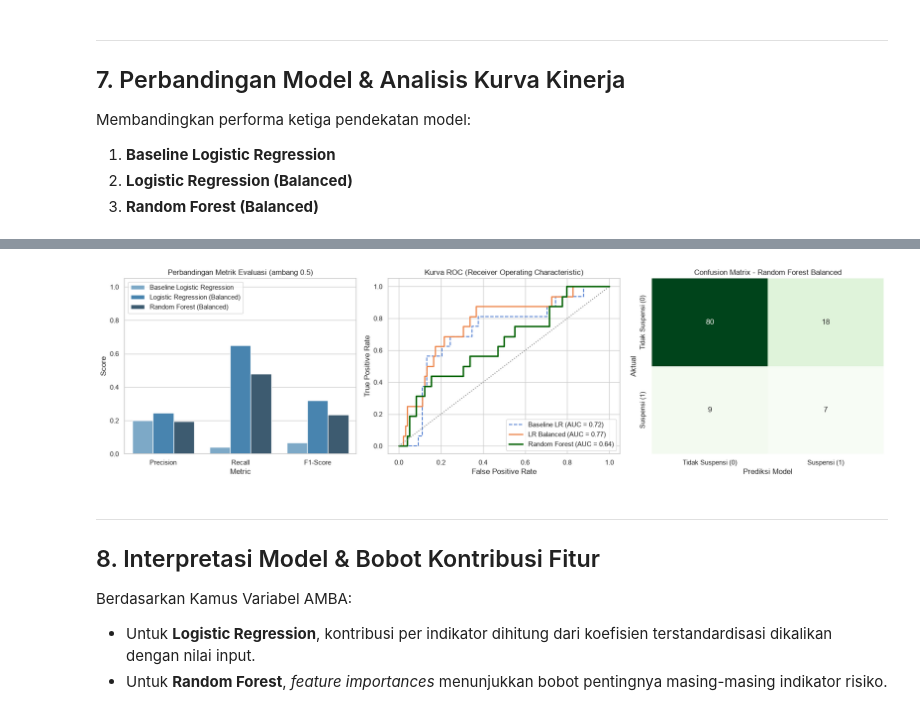
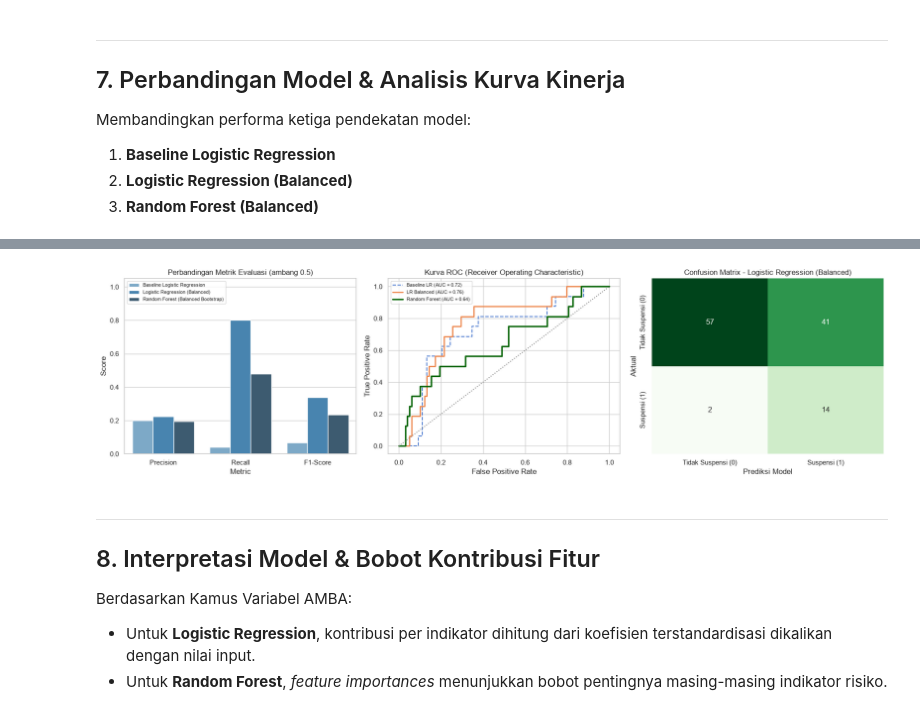
Before and after one commit to maniikambara/LIMINA-model-train, a Jupyter notebook: preprocessing/notebook/modeling_and_evaluation.ipynb, the cells around one changed output, grey strips where cells are left out. Cells and saved outputs as stored; diff of their text form; code cells hidden in the pictures.

```diff
--- a/preprocessing/notebook/modeling_and_evaluation.ipynb
+++ b/preprocessing/notebook/modeling_and_evaluation.ipynb
@@ -28,7 +28,13 @@ import pandas as pd
 import seaborn as sns
 
 from sklearn.linear_model import LogisticRegression
-from sklearn.ensemble import RandomForestClassifier
+from sklearn.ensemble import RandomForestClassifier  # dipakai fallback jika imbalanced-learn tak tersedia
+try:
+    from imblearn.ensemble import BalancedRandomForestClassifier
+    _HAS_IMBLEARN = True
+except ImportError:
+    BalancedRandomForestClassifier = RandomForestClassifier
+    _HAS_IMBLEARN = False
 from sklearn.model_selection import StratifiedKFold, StratifiedGroupKFold, GridSearchCV, RandomizedSearchCV, cross_validate, cross_val_predict
 from scipy.stats import randint, uniform
 from sklearn.preprocessing import StandardScaler
@@ -429,22 +472,25 @@ Membandingkan performa ketiga pendekatan model:
 2. **Logistic Regression (Balanced)**
 3. **Random Forest (Balanced)**
 # %%
-# 7.1 Tabel Perbandingan Metrik & Visualisasi Kurva ROC & Confusion Matrix
+# 7.1 Tabel Perbandingan Metrik, Pemilihan Model Otomatis, & Visualisasi
 #
 # CATATAN PENTING soal cara membaca tabel ini: Precision/Recall/F1 dihitung
 # dari label 0/1 pada ambang default 0.5 -- itu bukan cara AMBA sungguhan
 # dipakai (lihat Bagian 9: sistem ini mengeluarkan PERINGKAT/persentil, bukan
 # vonis 0/1 tunggal). Dengan cuma segelintir emiten positif dari 19 yang
 # dipantau, Precision/Recall pada ambang 0.5 gampang kelihatan jelek padahal
-# urutan risikonya sendiri (dipakai untuk "10 besar paling berisiko", dst.)
+# urutan risikonya sendiri (dipakai untuk "N besar paling berisiko", dst.)
 # bisa saja tetap berguna. Karena itu Average Precision dan Precision@Top20%
 # ditambahkan sebagai metrik kedua yang menilai KUALITAS PERINGKAT, bukan
 # vonis 0.5 -- keduanya dihitung dari probabilitas out-of-fold yang sama
 # (y_proba_*, hasil cross_val_predict Bagian 4-6, jadi tetap group-aware,
-# tidak ada kebocoran baru). GridSearchCV/RandomizedSearchCV di Bagian 5-6
-# memang sudah menyetel scoring="average_precision", bukan accuracy/F1 --
-# tabel Precision/Recall/F1 di bawah cuma efek samping pelaporan, bukan
-# tujuan optimisasi tuning-nya.
+# tidak ada kebocoran baru).
+#
+# PEMILIHAN MODEL OTOMATIS: model dengan Average Precision CV tertinggi
+# dipakai untuk skor produksi di Bagian 9 (bukan selalu Random Forest --
+# pada data kecil seperti ini, Logistic Regression yang diregularisasi kuat
+# sering menggeneralisasi lebih baik daripada Random Forest, dan itu sah,
+# bukan sesuatu yang perlu "diperbaiki" ke arah Random Forest).
 def precision_at_top_pct(y_true, y_score, pct=0.2):
     y_true = np.asarray(y_true)
     y_score = np.asarray(y_score)
@@ -454,19 +500,23 @@ def precision_at_top_pct(y_true, y_score, pct=0.2):
 
 
 if SUPERVISED_MODE:
+    model_names = ["Baseline Logistic Regression", "Logistic Regression (Balanced)", "Random Forest (Balanced Bootstrap)"]
+    proba_map = {
+        "Baseline Logistic Regression": y_proba_base,
+        "Logistic Regression (Balanced)": y_proba_lr_bal,
+        "Random Forest (Balanced Bootstrap)": y_proba_rf,
+    }
+    pred_map = {
+        "Baseline Logistic Regression": y_pred_base,
+        "Logistic Regression (Balanced)": y_pred_lr_bal,
+        "Random Forest (Balanced Bootstrap)": y_pred_rf,
+    }
+
     comparison_data = {
-        "Model": ["Baseline Logistic Regression", "Logistic Regression (Balanced)", "Random Forest (Balanced)"],
+        "Model": model_names,
         "ROC-AUC": [scores_base["test_roc_auc"].mean(), scores_lr_balanced["test_roc_auc"].mean(), scores_rf["test_roc_auc"].mean()],
-        "Avg Precision": [
-            average_precision_score(y, y_proba_base),
-            average_precision_score(y, y_proba_lr_bal),
-            average_precision_score(y, y_proba_rf),
-        ],
-        "Precision@Top20%": [
-            precision_at_top_pct(y, y_proba_base),
-            precision_at_top_pct(y, y_proba_lr_bal),
-            precision_at_top_pct(y, y_proba_rf),
-        ],
+        "Avg Precision": [average_precision_score(y, proba_map[m]) for m in model_names],
+        "Precision@Top20%": [precision_at_top_pct(y, proba_map[m]) for m in model_names],
         "Precision": [scores_base["test_precision"].mean(), scores_lr_balanced["test_precision"].mean(), scores_rf["test_precision"].mean()],
         "Recall": [scores_base["test_recall"].mean(), scores_lr_balanced["test_recall"].mean(), scores_rf["test_recall"].mean()],
         "F1-Score": [scores_base["test_f1"].mean(), scores_lr_balanced["test_f1"].mean(), scores_rf["test_f1"].mean()]
@@ -482,6 +532,16 @@ if SUPERVISED_MODE:
         f"~{y.mean():.3f}, jadi bandingkan terhadap itu, bukan terhadap 1.0.)"
     )
 
+    best_idx = df_comp["Avg Precision"].idxmax()
+    best_model_name = df_comp.loc[best_idx, "Model"]
+    y_proba_selected = proba_map[best_model_name]
+    y_pred_selected = pred_map[best_model_name]
+    print(
+        f"\n>>> Model terpilih otomatis untuk skor produksi (Bagian 9): {best_model_name} "
+        f"(Avg Precision={df_comp.loc[best_idx, 'Avg Precision']:.4f}, "
+        f"ROC-AUC={df_comp.loc[best_idx, 'ROC-AUC']:.4f}) <<<"
+    )
+
     fig, axes = plt.subplots(1, 3, figsize=(18, 5))
 
     # 1. Bar Chart Metrik Perbandingan (cuma metrik ambang-0.5, biar skala sumbu y tetap 0-1 rapi)
@@ -492,7 +552,7 @@ if SUPERVISED_MODE:
     sns.barplot(data=df_comp_melt, x="Metric", y="Score", hue="Model", ax=axes[0], palette="Blues_d")
     axes[0].set_title("Perbandingan Metrik Evaluasi (ambang 0.5)")
     axes[0].set_ylim(0, 1.05)
-    axes[0].legend(loc="upper left")
+    axes[0].legend(loc="upper left", fontsize=8)
 
     # 2. Kurva ROC
     fpr_base, tpr_base, _ = roc_curve(y, y_proba_base)
@@ -506,14 +566,14 @@ if SUPERVISED_MODE:
     axes[1].set_title("Kurva ROC (Receiver Operating Characteristic)")
     axes[1].set_xlabel("False Positive Rate")
     axes[1].set_ylabel("True Positive Rate")
-    axes[1].legend()
+    axes[1].legend(fontsize=8)
 
-    # 3. Confusion Matrix Random Forest (Model Terbaik)
-    cm = confusion_matrix(y, y_pred_rf)
+    # 3. Confusion Matrix -- MODEL TERPILIH (bukan selalu Random Forest)
+    cm = confusion_matrix(y, y_pred_selected)
     sns.heatmap(cm, annot=True, fmt="d", cmap="Greens", ax=axes[2], cbar=False,
                 xticklabels=["Tidak Suspensi (0)", "Suspensi (1)"],
                 yticklabels=["Tidak Suspensi (0)", "Suspensi (1)"])
-    axes[2].set_title("Confusion Matrix - Random Forest Balanced")
+    axes[2].set_title(f"Confusion Matrix - {best_model_name}")
     axes[2].set_xlabel("Prediksi Model")
     axes[2].set_ylabel("Aktual")
 
@@ -522,6 +582,9 @@ if SUPERVISED_MODE:
 else:
     df_comp = None
     cm = None
+    best_model_name = "SkorAnomaliMahalanobis (unsupervised, fallback sementara)"
+    y_proba_selected = None
+    y_pred_selected = None
     print(
         "Dilewati: tabel perbandingan metrik, kurva ROC, dan confusion matrix -- "
         "semuanya butuh label kelas (SUPERVISED_MODE=True) untuk dihitung secara "
@@ -540,4 +605,4 @@ Logistic Regression (Balanced) 0.691091       0.332433          0.347826   0.246
-[figure, old version]
+[figure, new version]
 # %% [markdown]
 ---
 ## 8. Interpretasi Model & Bobot Kontribusi Fitur
```
Also changed, not shown: parts of 7 cells of this notebook, 9 other files.
